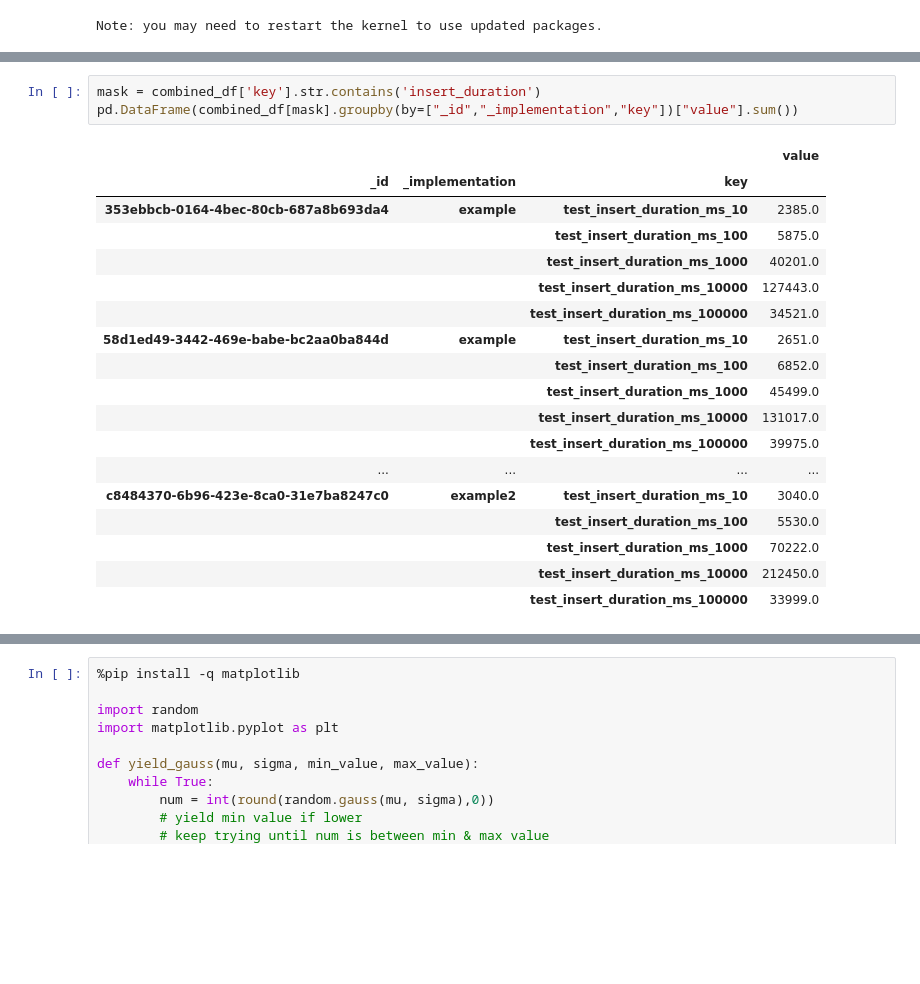
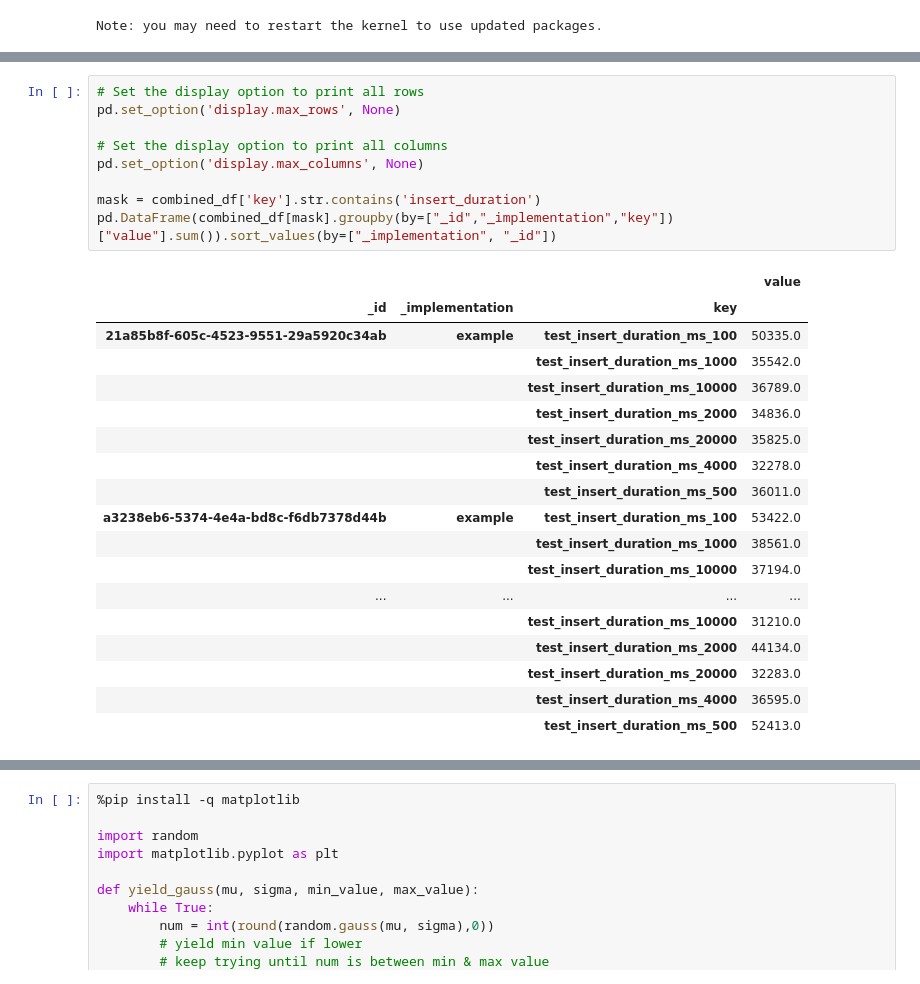
Before and after one commit to Bot-detector/performance-hs-db, a Jupyter notebook: performance_test/notebooks.ipynb, the cells around one changed output, grey strips where cells are left out. Drawn from its saved outputs; the diff is of its cells as text; blank space fills up the shorter version.

Commit message:
test results

```diff
--- a/performance_test/notebooks.ipynb
+++ b/performance_test/notebooks.ipynb
@@ -36,24 +36,30 @@ combined_df.head()
 # %%
+# Set the display option to print all rows
+pd.set_option('display.max_rows', None)
+
+# Set the display option to print all columns
+pd.set_option('display.max_columns', None)
+
 mask = combined_df['key'].str.contains('insert_duration')
-pd.DataFrame(combined_df[mask].groupby(by=["_id","_implementation","key"])["value"].sum())
+pd.DataFrame(combined_df[mask].groupby(by=["_id","_implementation","key"])["value"].sum()).sort_values(by=["_implementation", "_id"])
 # %% [output]
 |  |  |  | value |
 | _id | _implementation | key |  |
-| 353ebbcb-0164-4bec-80cb-687a8b693da4 | example | test_insert_duration_ms_10 | 2385.0 |
-|  |  | test_insert_duration_ms_100 | 5875.0 |
-|  |  | test_insert_duration_ms_1000 | 40201.0 |
-|  |  | test_insert_duration_ms_10000 | 127443.0 |
-|  |  | test_insert_duration_ms_100000 | 34521.0 |
-| 58d1ed49-3442-469e-babe-bc2aa0ba844d | example | test_insert_duration_ms_10 | 2651.0 |
-|  |  | test_insert_duration_ms_100 | 6852.0 |
-|  |  | test_insert_duration_ms_1000 | 45499.0 |
-|  |  | test_insert_duration_ms_10000 | 131017.0 |
-|  |  | test_insert_duration_ms_100000 | 39975.0 |
+| 21a85b8f-605c-4523-9551-29a5920c34ab | example | test_insert_duration_ms_100 | 50335.0 |
+|  |  | test_insert_duration_ms_1000 | 35542.0 |
+|  |  | test_insert_duration_ms_10000 | 36789.0 |
+|  |  | test_insert_duration_ms_2000 | 34836.0 |
+|  |  | test_insert_duration_ms_20000 | 35825.0 |
+|  |  | test_insert_duration_ms_4000 | 32278.0 |
+|  |  | test_insert_duration_ms_500 | 36011.0 |
+| a3238eb6-5374-4e4a-bd8c-f6db7378d44b | example | test_insert_duration_ms_100 | 53422.0 |
+|  |  | test_insert_duration_ms_1000 | 38561.0 |
+|  |  | test_insert_duration_ms_10000 | 37194.0 |
 | ... | ... | ... | ... |
-| c8484370-6b96-423e-8ca0-31e7ba8247c0 | example2 | test_insert_duration_ms_10 | 3040.0 |
-|  |  | test_insert_duration_ms_100 | 5530.0 |
-|  |  | test_insert_duration_ms_1000 | 70222.0 |
-|  |  | test_insert_duration_ms_10000 | 212450.0 |
-|  |  | test_insert_duration_ms_100000 | 33999.0 |
+|  |  | test_insert_duration_ms_10000 | 31210.0 |
+|  |  | test_insert_duration_ms_2000 | 44134.0 |
+|  |  | test_insert_duration_ms_20000 | 32283.0 |
+|  |  | test_insert_duration_ms_4000 | 36595.0 |
+|  |  | test_insert_duration_ms_500 | 52413.0 |
 # %%
 mask = combined_df['key'].str.contains('insert_duration')
```
Also changed, not shown: parts of 6 cells of this notebook, 2 other files.
